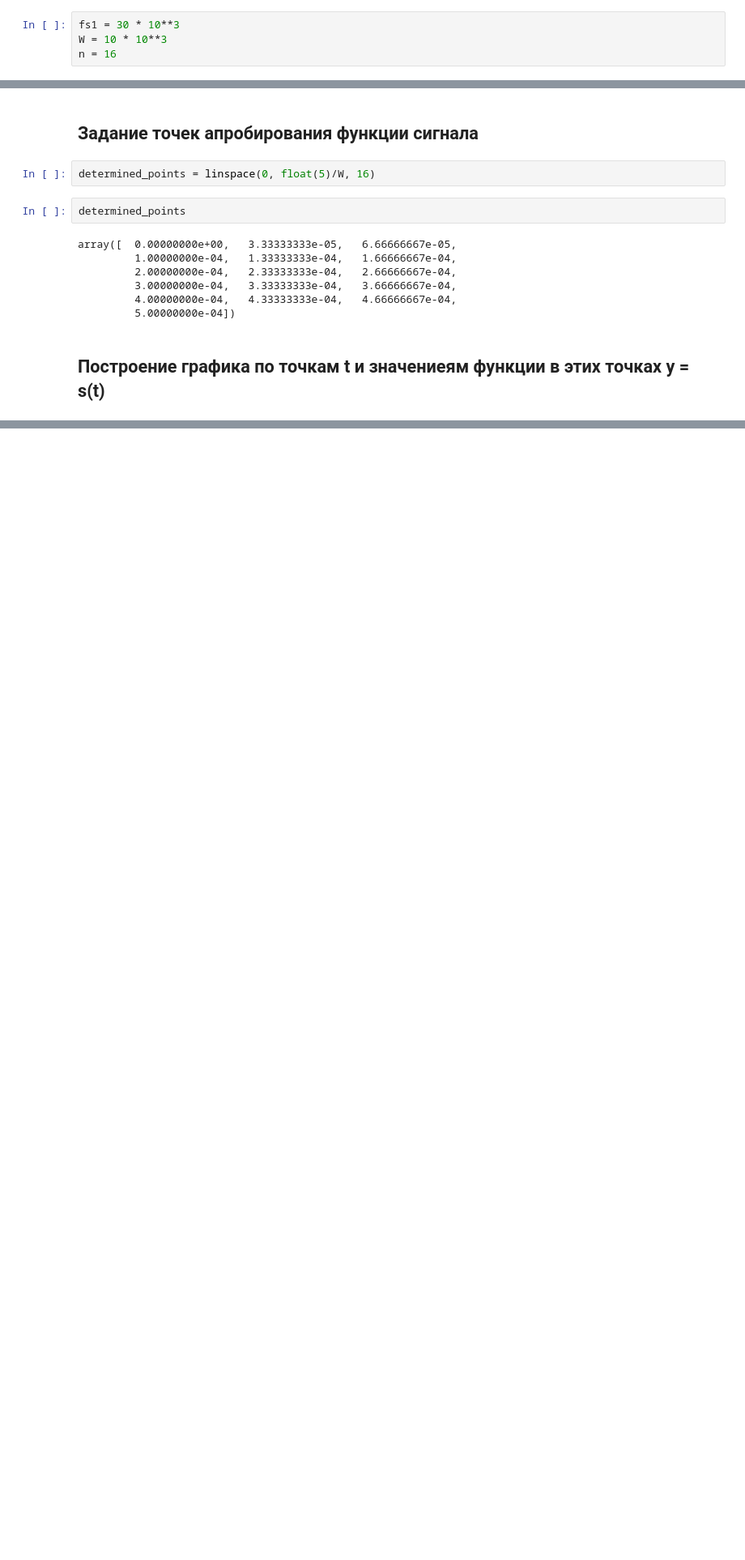
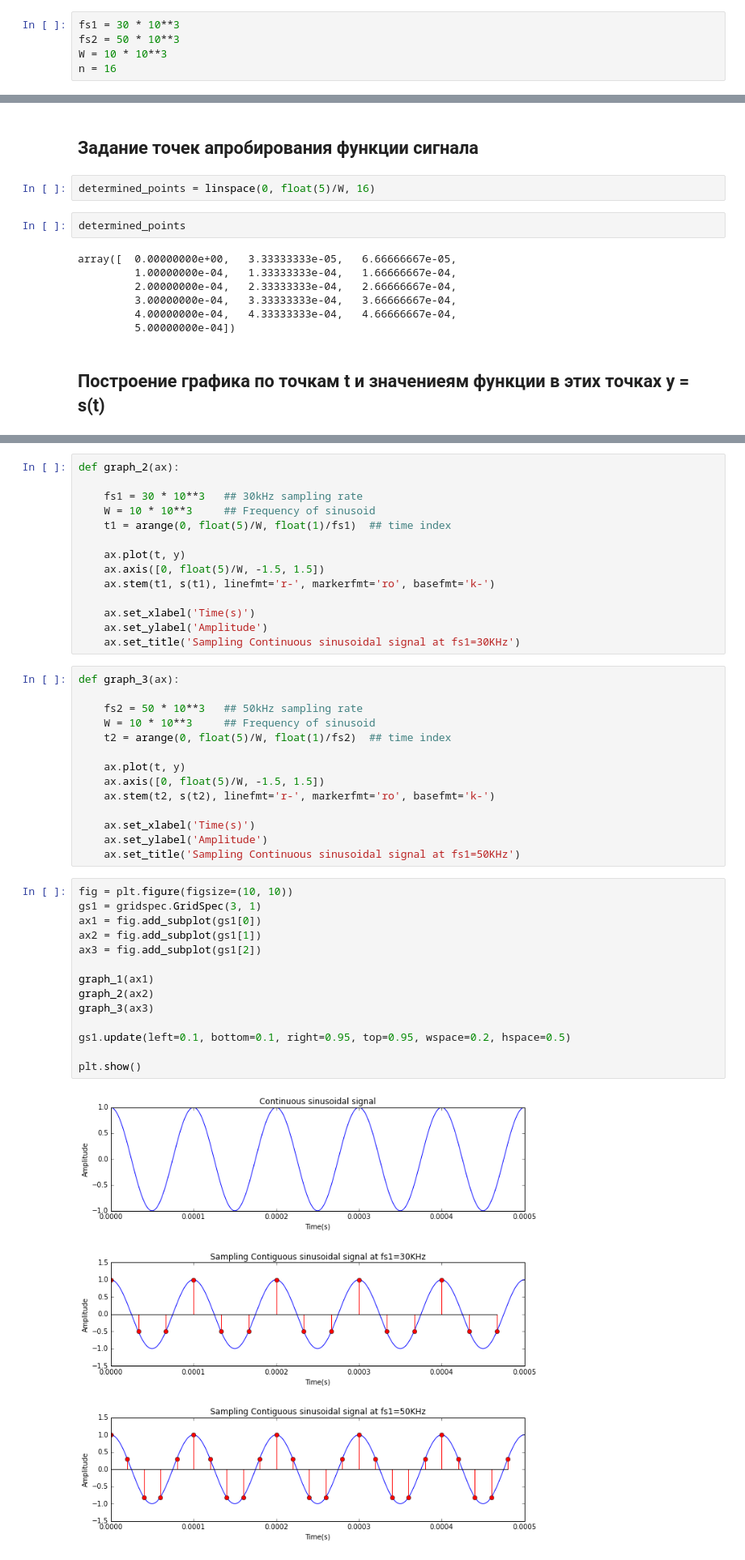
Before and after one commit to Roman2204/Shannon_Sampling_Theorem, a Jupyter notebook: Sampling Signal.ipynb, the cells around one changed output, grey strips where cells are left out. Shown at 81% size. Saved outputs shown, nothing was run; the diff lists cells and outputs as text; blank space fills up the shorter version.

```diff
--- a/Sampling Signal.ipynb
+++ b/Sampling Signal.ipynb
@@ -6,6 +7,7 @@ from numpy import *
 ## Константы
 # %%
 fs1 = 30 * 10**3
+fs2 = 50 * 10**3
 W = 10 * 10**3
 n = 16
 # %% [markdown]
@@ -45,0 +54,44 @@ plt.show()
+# %%
+def graph_2(ax):
+
+    fs1 = 30 * 10**3   ## 30kHz sampling rate
+    W = 10 * 10**3     ## Frequency of sinusoid
+    t1 = arange(0, float(5)/W, float(1)/fs1)  ## time index
+
+    ax.plot(t, y)
+    ax.axis([0, float(5)/W, -1.5, 1.5])
+    ax.stem(t1, s(t1), linefmt='r-', markerfmt='ro', basefmt='k-')
+
+    ax.set_xlabel('Time(s)')
+    ax.set_ylabel('Amplitude')
+    ax.set_title('Sampling Continuous sinusoidal signal at fs1=30KHz')
+# %%
+def graph_3(ax):
+
+    fs2 = 50 * 10**3   ## 50kHz sampling rate
+    W = 10 * 10**3     ## Frequency of sinusoid
+    t2 = arange(0, float(5)/W, float(1)/fs2)  ## time index
+
+    ax.plot(t, y)
+    ax.axis([0, float(5)/W, -1.5, 1.5])
+    ax.stem(t2, s(t2), linefmt='r-', markerfmt='ro', basefmt='k-')
+
+    ax.set_xlabel('Time(s)')
+    ax.set_ylabel('Amplitude')
+    ax.set_title('Sampling Continuous sinusoidal signal at fs1=50KHz')
+# %%
+fig = plt.figure(figsize=(10, 10))
+gs1 = gridspec.GridSpec(3, 1)
+ax1 = fig.add_subplot(gs1[0])
+ax2 = fig.add_subplot(gs1[1])
+ax3 = fig.add_subplot(gs1[2])
+
+graph_1(ax1)
+graph_2(ax2)
+graph_3(ax3)
+
+gs1.update(left=0.1, bottom=0.1, right=0.95, top=0.95, wspace=0.2, hspace=0.5)
+
+plt.show()
+# %% [output]
+[figure, added]
```
Also changed, not shown: parts of 4 cells of this notebook, 1 other file.
